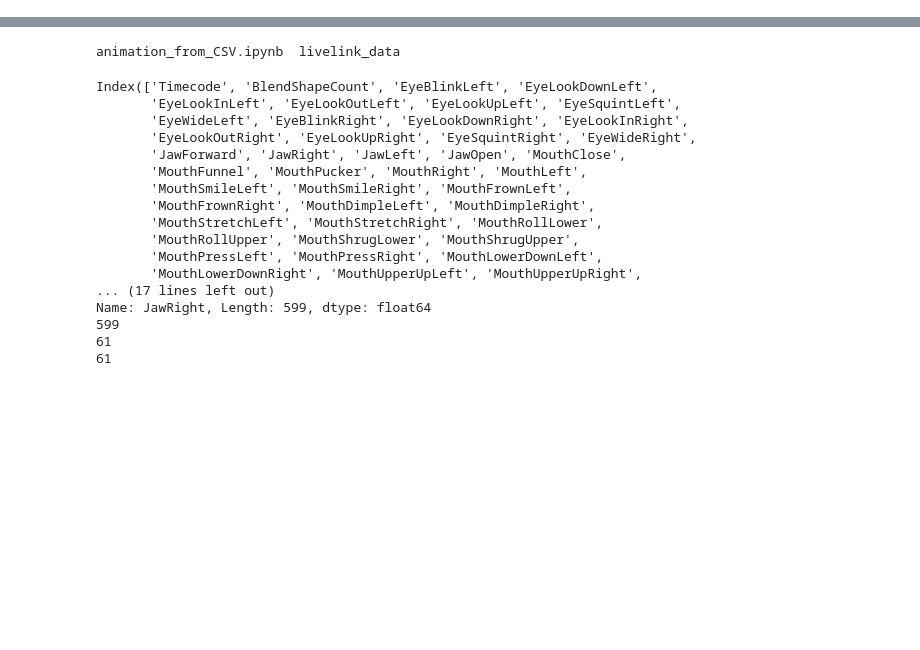
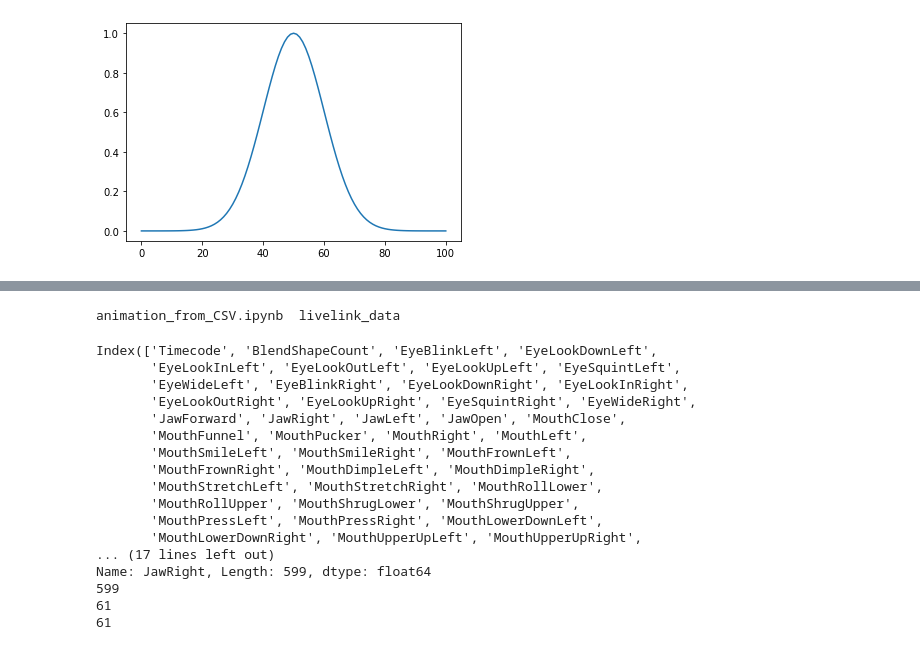
Before and after one commit to DaVinkie/thesis-master, a Jupyter notebook: notebooks/arkit/animation_from_CSV.ipynb, the cells around one changed output, grey strips where cells are left out. Cells and saved outputs as stored; diff of their text form; code cells hidden in the pictures; blank space fills up the shorter version.

```diff
--- a/notebooks/arkit/animation_from_CSV.ipynb
+++ b/notebooks/arkit/animation_from_CSV.ipynb
@@ -5,0 +10,7 @@ import matplotlib.pyplot as plt
+# %%
+gauss = signal.gaussian(101, std = 10)
+x_l = np.linspace(0, 100, 101)
+plt.plot(x_l, gauss)
+plt.show()
+# %% [output]
+[figure, added]
```
Also changed, not shown: parts of 5 cells of this notebook, 2 other files.
